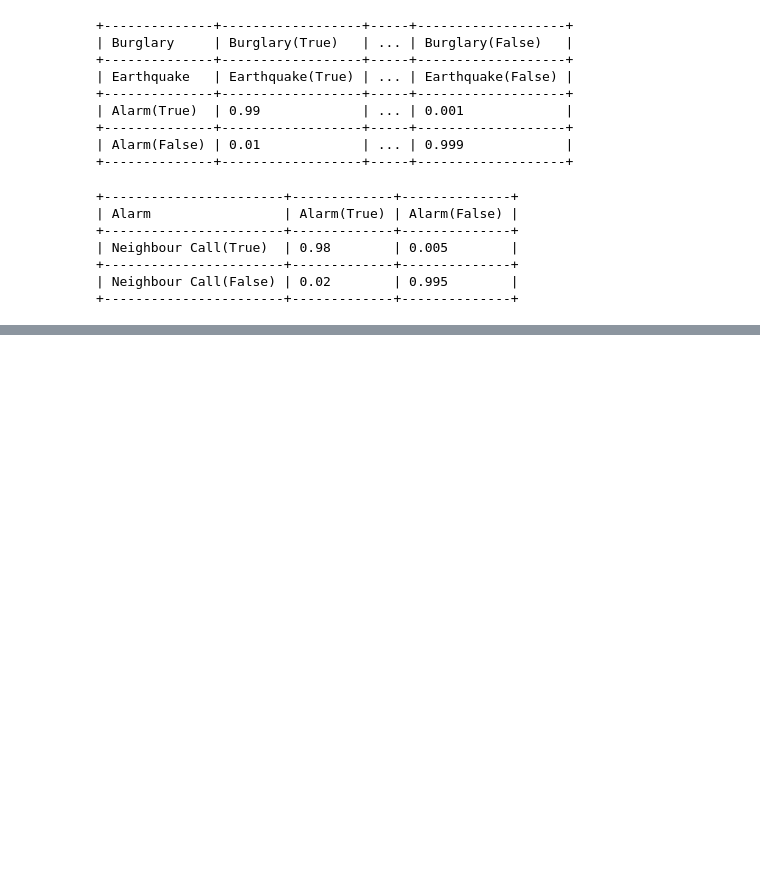
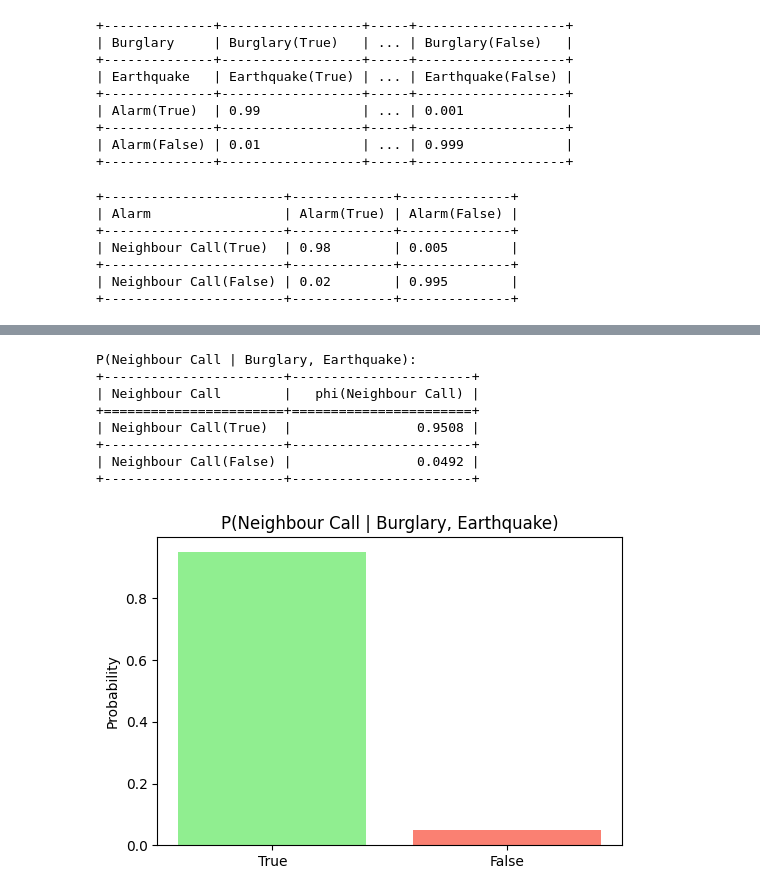
Before and after one commit to Stormbreaker-4/bbn, a Jupyter notebook: app.ipynb, the cells around one changed output, grey strips where cells are left out. Saved outputs shown, nothing was run; the diff lists cells and outputs as text; code cells hidden in the pictures; blank space fills up the shorter version.

```diff
--- a/app.ipynb
+++ b/app.ipynb
@@ -65,0 +130,15 @@ True
+# %%
+prob_neighbour = infer.query(variables=[neighbour_call], evidence={burglary: 'True',})
+print("P(Neighbour Call | Burglary, Earthquake):")
+print(prob_neighbour)
+plot_inference_result(prob_neighbour, title="P(Neighbour Call | Burglary, Earthquake)")
+# %% [output]
+P(Neighbour Call | Burglary, Earthquake):
++-----------------------+-----------------------+
+| Neighbour Call        |   phi(Neighbour Call) |
++=======================+=======================+
+| Neighbour Call(True)  |                0.9508 |
++-----------------------+-----------------------+
+| Neighbour Call(False) |                0.0492 |
++-----------------------+-----------------------+
+[figure, added]
```
Also changed, not shown: parts of 13 cells of this notebook, 6 other files.
